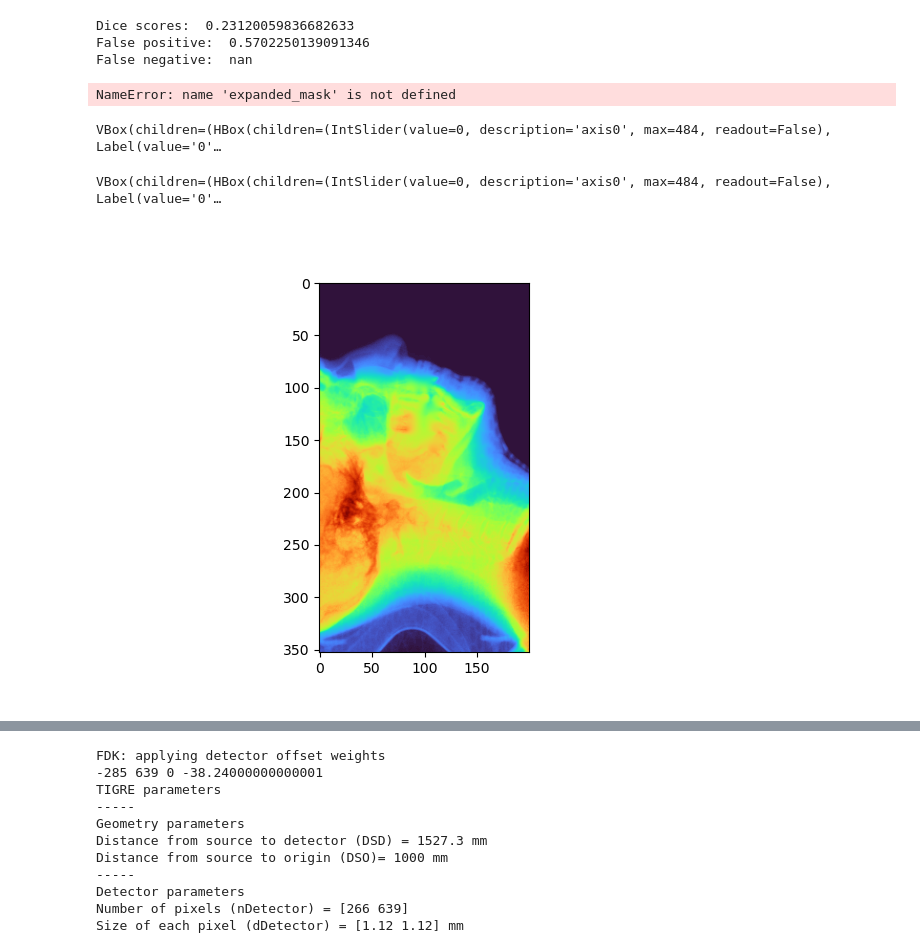
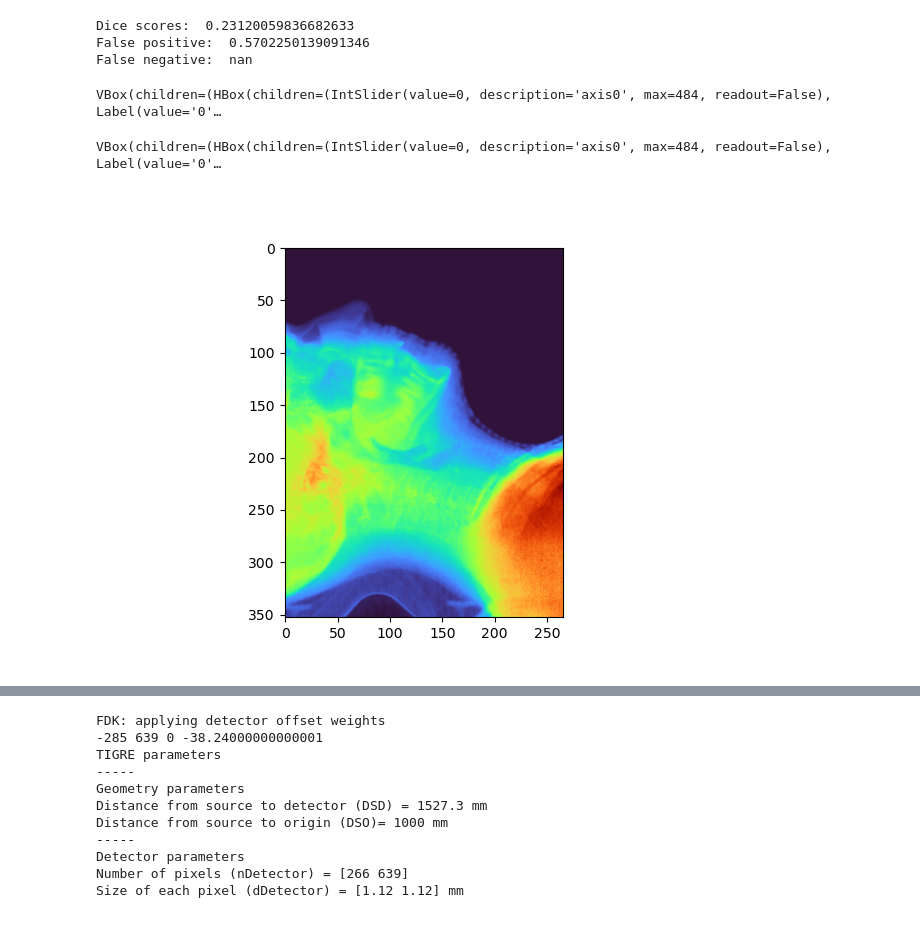
Before and after one commit to jerichooconnell/work-dfci, a Jupyter notebook: 3-jupyter_notebooks_paper/1-initial_CNS_and_MAR_pelvis/mar_matt_noml_aapm_clinical.ipynb, the cells around one changed output, grey strips where cells are left out. Drawn from its saved outputs; the diff is of its cells as text; code cells hidden in the pictures.

```diff
--- a/3-jupyter_notebooks_paper/1-initial_CNS_and_MAR_pelvis/mar_matt_noml_aapm_clinical.ipynb
+++ b/3-jupyter_notebooks_paper/1-initial_CNS_and_MAR_pelvis/mar_matt_noml_aapm_clinical.ipynb
@@ -46,6 +75,6 @@ for i in range(len(data)):
 # %%
-first_layer_dental_inplants_proj = -np.log(data_all['HN_Dental_Implants_TopLayer.mat']['projections'])[:].T[:,:,:200]
-secon_layer_dental_inplants_proj = -np.log(data_all['HN_Dental_Implants_BottomLayer.mat']['projections']).T[:,:,:200]
+first_layer_dental_inplants_proj = -np.log(data_all['HN_Dental_Implants_TopLayer.mat']['projections'])[:].T[:,:,:]
+secon_layer_dental_inplants_proj = -np.log(data_all['HN_Dental_Implants_BottomLayer.mat']['projections']).T[:,:,:]
 
 first_layer_dental_inplants_header = data_all['HN_Dental_Implants_TopLayer.mat']['metadata']
 secon_layer_dental_inplants_header = data_all['HN_Dental_Implants_BottomLayer.mat']['metadata']
@@ -589,12 +604,12 @@ def trace_replacement_spine(images0,images1,images4, xlow, xhigh, ylow, yhigh):
             mean_ratio = np.mean(ratio0[row,xlow-20:xlow])
 
             for i in range(xlow,xhigh):
-                if image_high[row,i]/mean_row > 1.15:
+                if image_high[row,i]/mean_row > 1.12:
                     mask[row,i] = 1
-                if ratio0[row,i]/mean_ratio > 1.06:
+                if ratio0[row,i]/mean_ratio > 1.05:
                     mask[row,i] = 1
-                # if image_high[row,i] > 5:
-                #     mask[row,i] = 1
+                if image_high[row,i] > 4:
+                    mask[row,i] = 1
             # mask[row, [image_high[row,xlow:xhigh]/image_high[row,xlow-20:xlow] > 1.1]] = 1
             # mask[row, [ratio0[row,xlow:xhigh]/ratio0[row,xlow-20:xlow] > 1.03]] = 1
 
@@ -607,25 +622,29 @@ def trace_replacement_spine(images0,images1,images4, xlow, xhigh, ylow, yhigh):
 
         mask[mask == 2] = 1
         mask[mask == 3] = 1
-        image_high[mask.astype(bool)] = np.NaN
+        # image_high[mask.astype(bool)] = np.NaN
         # image_high[image_high > p_98] = np.NaN
         # Make the values above below and to the side of the NaNs NaN
         # mask = np.isnan(image_high)
         # delete all single pixel NaNs
         cleaned_mask = binary_opening(mask, square(3))
-        # expanded_mask = binary_dilation(cleaned_mask)
-        # expanded_mask = binary_dilation(expanded_mask)
+        cleaned_mask = binary_opening(cleaned_mask, square(3))
+        expanded_mask = binary_dilation(cleaned_mask)
+        expanded_mask = binary_dilation(expanded_mask)
         # expanded_mask = binary_dilation(expanded_mask)
         # expanded_mask = binary_dilation(expanded_mask)
         # expanded_mask = binary_dilation(expanded_mask)
 
+        combo = image_high + image_low
         image_high[expanded_mask] = np.NaN
         # Inpaint image
         mask =  np.isnan(image_high)
         image_result = inpaint.inpaint_biharmonic(image_low + image_high, mask)
         # results.append(image_result)
         # image_low[mask] = image_result[mask]
-        results.append(image_result)
+        # combo[mask] = 0.5*image_result[mask]
+        # image_result[mask] = image_result[mask] + (combo[mask])**(1/3)
+        results.append(image_result)#+ 0.1*(combo))
         masks.append(mask)
 
 
@@ -649,16 +668,14 @@ def trace_replacement_spine(images0,images1,images4, xlow, xhigh, ylow, yhigh):
     return results, masks
 
 images_LI_tr, masks_all = trace_replacement_spine(first_layer_dental_inplants_proj[:],
-secon_layer_dental_inplants_proj,secon_layer_dental_inplants_proj, xlow=xlow, xhigh=xhigh, ylow=60, yhigh=250)
+secon_layer_dental_inplants_proj,secon_layer_dental_inplants_proj, xlow=xlow, xhigh=xhigh + 3, ylow=60, yhigh=250)
-# %% [output]
-NameError: name 'expanded_mask' is not defined
 # %%
 plt.figure()
-pli.hyperslicer(images_LI_tr,cmap='turbo')
+pli.hyperslicer(np.array(images_LI_tr),cmap='turbo')
 # %% [output]
 VBox(children=(HBox(children=(IntSlider(value=0, description='axis0', max=484, readout=False), Label(value='0'…
 VBox(children=(HBox(children=(IntSlider(value=0, description='axis0', max=484, readout=False), Label(value='0'…
-[figure, old version]
+[figure, new version]
 # %%
 geo = tigre.geometry_default()
 # %%
```
Also changed, not shown: parts of 26 cells of this notebook, 6 other files.
